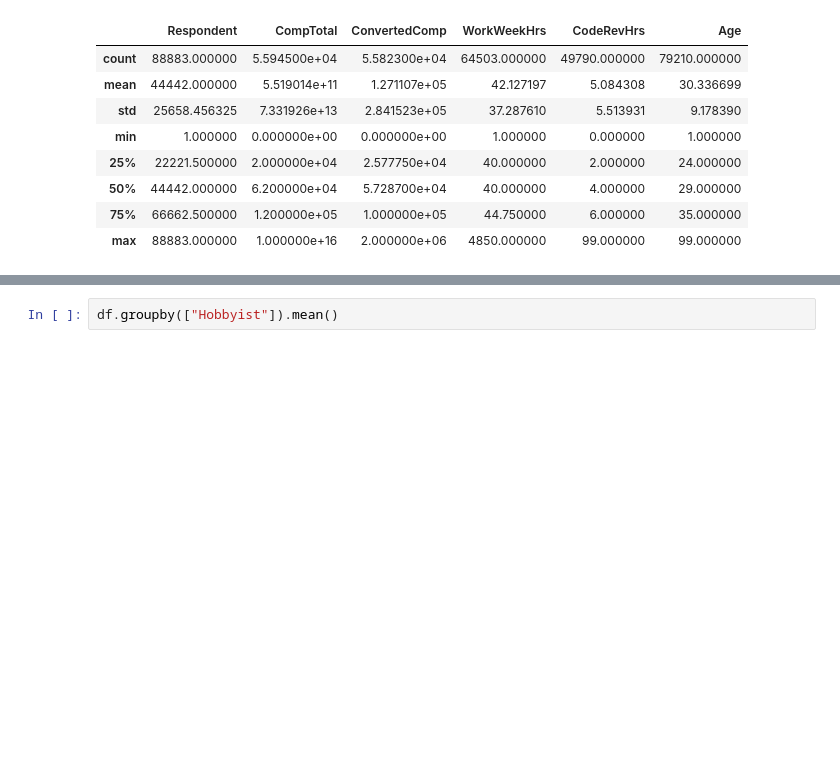
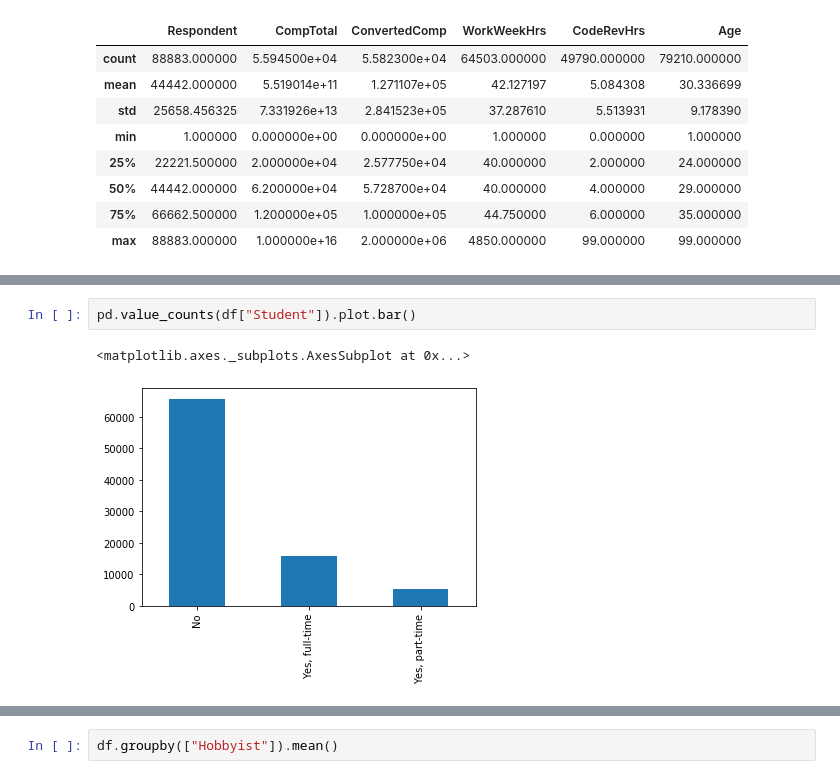
Before and after one commit to santoshvijapure/stakOverFLow_Data_Analysis, a Jupyter notebook: notebooks/language analytics.ipynb, the cells around one changed output, grey strips where cells are left out. Saved outputs shown, nothing was run; the diff lists cells and outputs as text; blank space fills up the shorter version.

```diff
--- a/notebooks/language analytics.ipynb
+++ b/notebooks/language analytics.ipynb
@@ -62,0 +85,5 @@ TypeError: Could not convert YesNoYesNoYesYesNoYesYesYesYesNoYesYesYesYesYesYesY
+# %%
+pd.value_counts(df["Student"]).plot.bar()
+# %% [output]
+<matplotlib.axes._subplots.AxesSubplot at 0x...>
+[figure, added]
```
Also changed, not shown: parts of 16 cells of this notebook.
